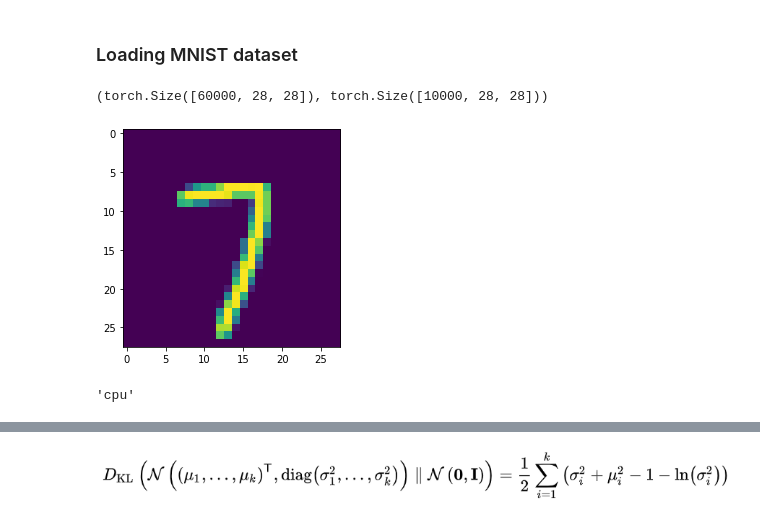
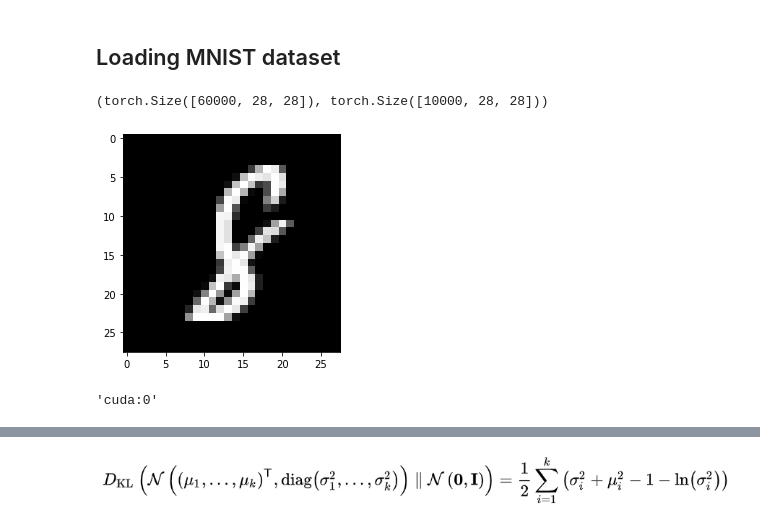
Before and after one commit to nkotelevskii/vi_mcmc_workaround, a Jupyter notebook: notebooks/VAE.ipynb, the cells around one changed output, grey strips where cells are left out. Cells and saved outputs as stored; diff of their text form; code cells hidden in the pictures.

```diff
--- a/notebooks/VAE.ipynb
+++ b/notebooks/VAE.ipynb
@@ -18,9 +18,9 @@ import pdb
 import warnings
 warnings.filterwarnings('ignore')
 # %% [markdown]
-### Loading MNIST dataset
+## Loading MNIST dataset
 # %%
-batch_size = 100
+batch_size = 10
 # %%
 transform = transforms.Compose(
     [transforms.ToTensor()])
@@ -40,8 +40,19 @@ classes = tuple(str(i) for i in range(10))
 trainloader.dataset.train_data.shape, testloader.dataset.test_data.shape
 # %% [output]
 (torch.Size([60000, 28, 28]), torch.Size([10000, 28, 28]))
+# %%
+transform = transforms.Compose([transforms.ToTensor()])
+
+trainset = torchvision.datasets.FashionMNIST(root='./data', train=True, download=True, transform=transform)
+trainloader = torch.utils.data.DataLoader(trainset, batch_size=batch_size, shuffle=True, num_workers=2)
+
+testset = torchvision.datasets.FashionMNIST(root='./data', train=False, download=True, transform=transform)
+testloader = torch.utils.data.DataLoader(testset, batch_size=batch_size, shuffle=False, num_workers=2)
+
+class_names = tuple(str(i) for i in range(10))
 # %%
 i = np.random.randint(low=0, high=60000)
-plt.imshow(trainloader.dataset.train_data[i].numpy(), cmap=None)
+plt.imshow(trainloader.dataset.train_data[i].numpy(), cmap='gray')
+plt.show()
 # %% [output]
-[figure, old version]
+[figure, new version]
@@ -53,4 +60,0 @@ device = "cpu" if torch.cuda.is_available() else "cuda:0"
-# %%
-device
-# %% [output]
-'cpu'
@@ -59,0 +61,4 @@ std_normal = torch.distributions.Normal(loc=torch.tensor(0., device=device, dtyp
+# %%
+device
+# %% [output]
+'cuda:0'
```
Also changed, not shown: parts of 27 cells of this notebook, 8 other files.
